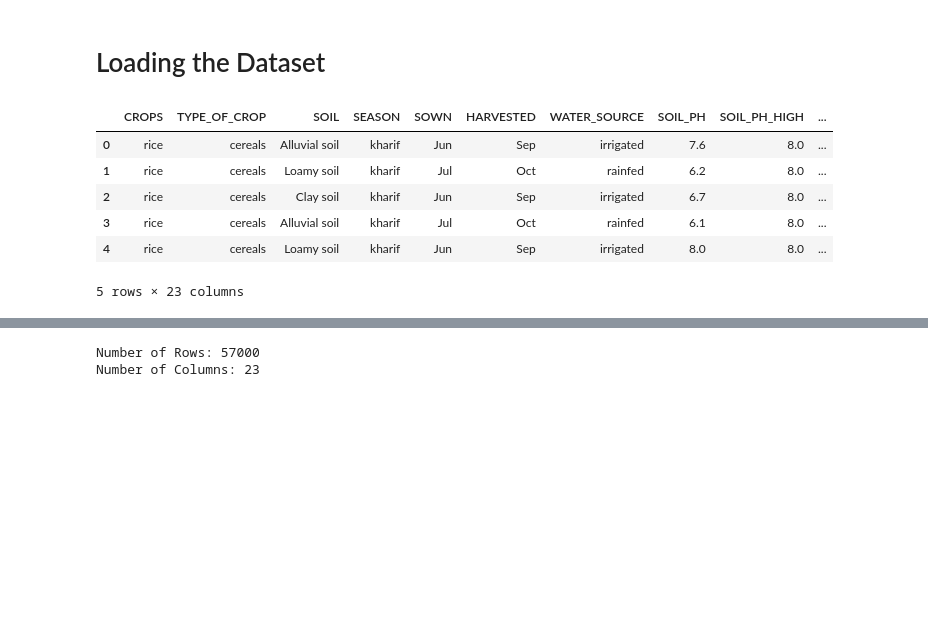
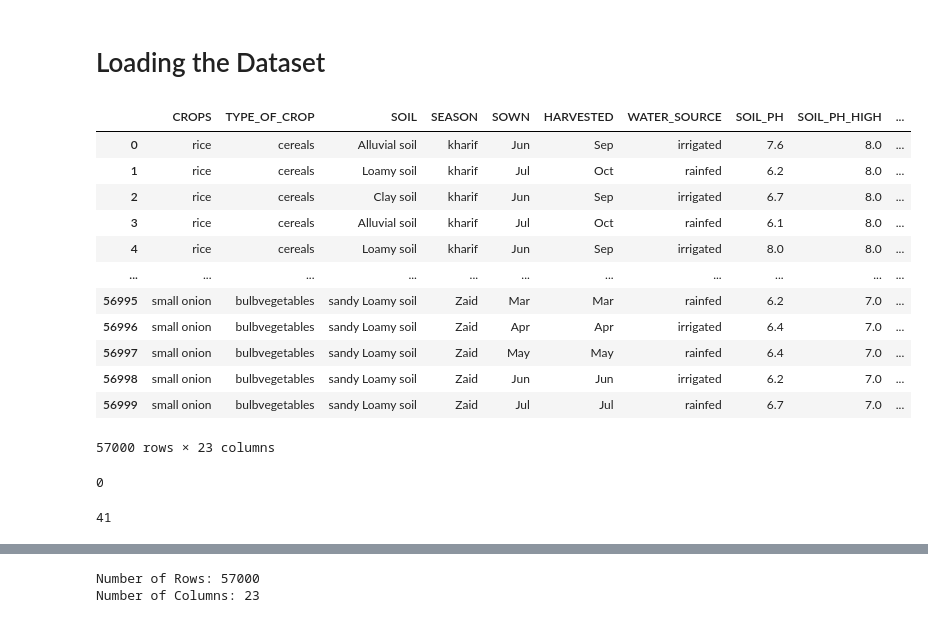
Before and after one commit to yash9939/Crop_Recomendation_System, a Jupyter notebook: Jupyter_Notebook/main.ipynb, the cells around one changed output, grey strips where cells are left out. Saved outputs shown, nothing was run; the diff lists cells and outputs as text; code cells hidden in the pictures; blank space fills up the shorter version.

```diff
--- a/Jupyter_Notebook/main.ipynb
+++ b/Jupyter_Notebook/main.ipynb
@@ -8,15 +8,29 @@ import seaborn as sns
 # %%
 df = pd.read_csv("https://raw.githubusercontent.com/yash9939/Crop_Recomendation_System/refs/heads/main/Dataset/Crop%20recommendation%20dataset.csv")
 
-df.head()
+df
 # %% [output]
 |  | CROPS | TYPE_OF_CROP | SOIL | SEASON | SOWN | HARVESTED | WATER_SOURCE | SOIL_PH | SOIL_PH_HIGH | ... |
 | 0 | rice | cereals | Alluvial soil | kharif | Jun | Sep | irrigated | 7.6 | 8.0 | ... |
 | 1 | rice | cereals | Loamy soil | kharif | Jul | Oct | rainfed | 6.2 | 8.0 | ... |
 | 2 | rice | cereals | Clay soil | kharif | Jun | Sep | irrigated | 6.7 | 8.0 | ... |
 | 3 | rice | cereals | Alluvial soil | kharif | Jul | Oct | rainfed | 6.1 | 8.0 | ... |
 | 4 | rice | cereals | Loamy soil | kharif | Jun | Sep | irrigated | 8.0 | 8.0 | ... |
+| ... | ... | ... | ... | ... | ... | ... | ... | ... | ... | ... |
+| 56995 | small onion | bulbvegetables | sandy Loamy soil | Zaid | Mar | Mar | rainfed | 6.2 | 7.0 | ... |
+| 56996 | small onion | bulbvegetables | sandy Loamy soil | Zaid | Apr | Apr | irrigated | 6.4 | 7.0 | ... |
+| 56997 | small onion | bulbvegetables | sandy Loamy soil | Zaid | May | May | rainfed | 6.4 | 7.0 | ... |
+| 56998 | small onion | bulbvegetables | sandy Loamy soil | Zaid | Jun | Jun | irrigated | 6.2 | 7.0 | ... |
+| 56999 | small onion | bulbvegetables | sandy Loamy soil | Zaid | Jul | Jul | rainfed | 6.7 | 7.0 | ... |
-5 rows × 23 columns
+57000 rows × 23 columns
+# %%
+df.duplicated().sum()
+# %% [output]
+0
+# %%
+df['SOIL_PH'].nunique()
+# %% [output]
+41
 # %%
 df = df.sample(frac=1)
 # %%
```
Also changed, not shown: parts of 1 cell of this notebook.
